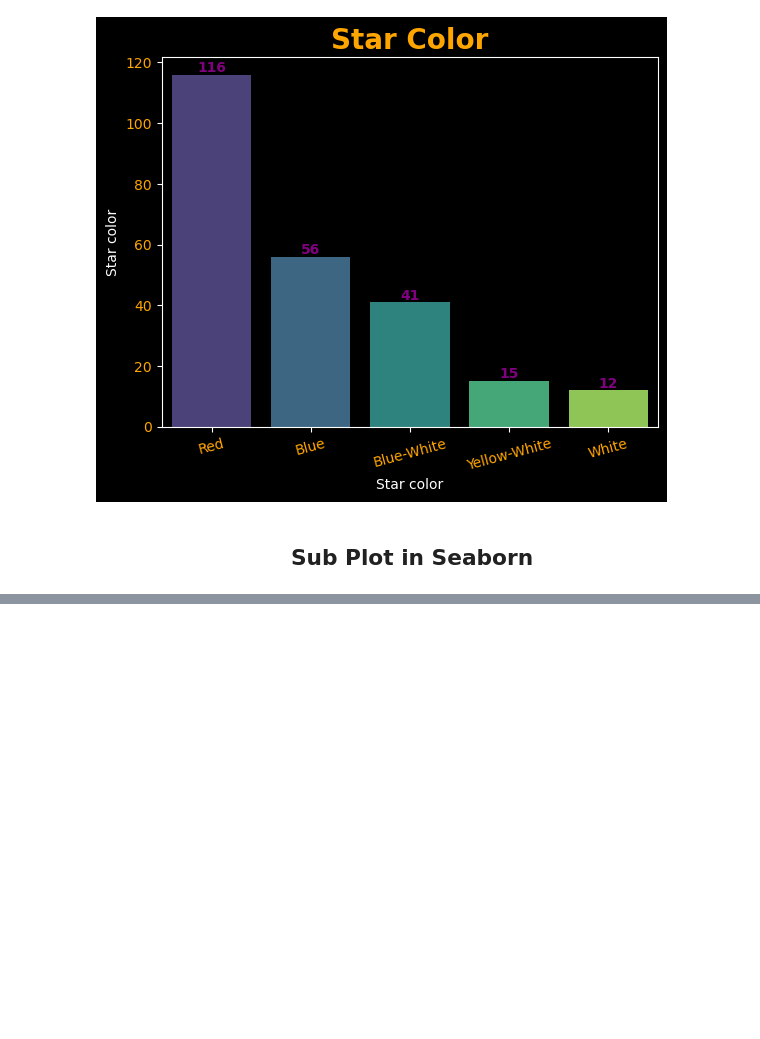
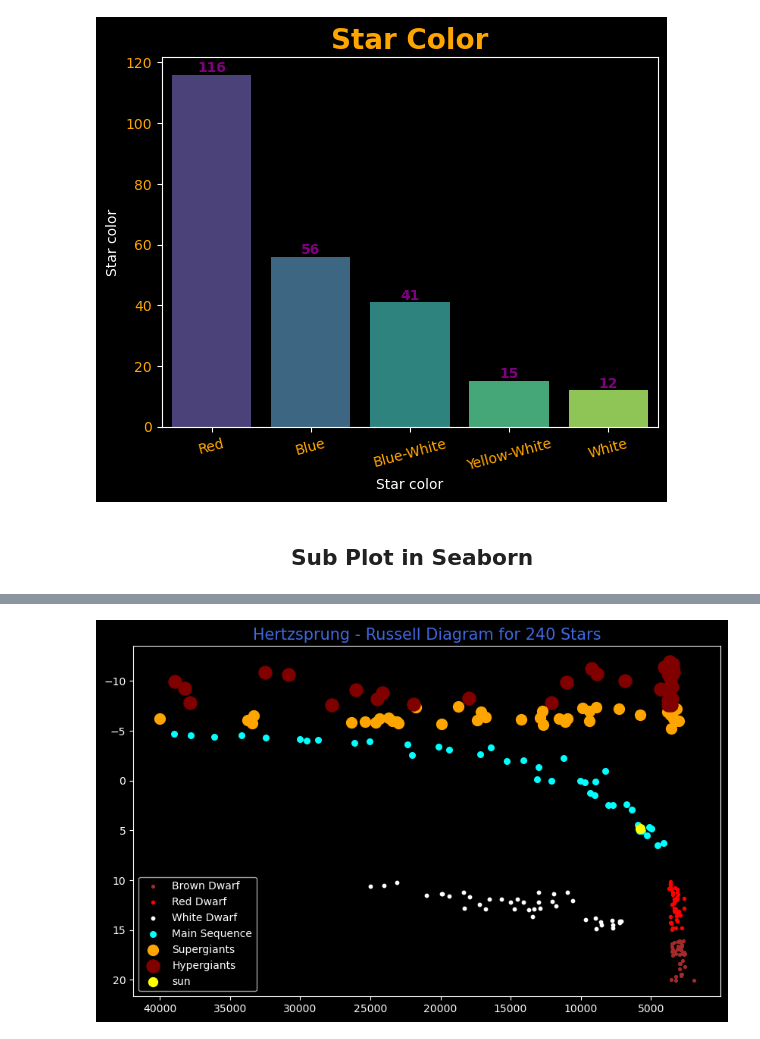
Before and after one commit to waseemofficial/Astronomical-Data-Analysis, a Jupyter notebook: Data_visualization.ipynb, the cells around one changed output, grey strips where cells are left out. Drawn from its saved outputs; the diff is of its cells as text; code cells hidden in the pictures; blank space fills up the shorter version.

Commit message:
$austro data

```diff
--- a/Data_visualization.ipynb
+++ b/Data_visualization.ipynb
@@ -106,0 +138,49 @@ plt.show()
+# %%
+star_type=aus_df["Star type"].values
+temp_k=aus_df["Temperature (K)"].values
+abs_mag=aus_df["Absolute magnitude(Mv)"].values
+temp_c=aus_df["Temperature (C)"].values
+
+# Python dictionaries --> Made of key value pairs --> To be used to get properties of star_type
+# NOTE->
+star_types = {
+    0: {'label': 'Brown Dwarf', 'color': 'brown', 'size': 30, 'marker': '.'},
+    1: {'label': 'Red Dwarf', 'color': 'red', 'size': 35, 'marker': '.'},
+    2: {'label': 'White Dwarf', 'color': 'white', 'size': 40, 'marker': '.'},
+    3: {'label': 'Main Sequence', 'color': 'cyan', 'size': 30, 'marker': 'o'},
+    4: {'label': 'Supergiants', 'color': 'orange', 'size': 100, 'marker': 'o'},
+    5: {'label': 'Hypergiants', 'color': 'maroon', 'size': 150, 'marker': 'o'}
+}
+# %%
+axes=[]
+labels=set()
+plt.figure(figsize=(10, 6))
+
+
+for i in range(len(star_type)):
+    properties=star_types[star_type[i]]
+    if properties["label"] not in labels:
+        # scatter plot in K
+        ax=plt.scatter(temp_k[i],abs_mag[i],s=properties["size"],c=properties["color"],marker=properties["marker"],label=properties["label"])
+        axes.append(ax)
+        labels.add(properties["label"])
+    else:
+        plt.scatter(temp_k[i],abs_mag[i],s=properties["size"],c=properties["color"],marker=properties["marker"],label=properties["label"])
+
+
+# Adding data for sun
+ax_sun=plt.scatter(5778,4.83,s=74,c="yellow",marker="o",label="sun")
+axes.append(ax_sun)
+labels.add("Sun")
+plt.legend(handles=axes)
+
+
+plt.title(f"Hertzsprung - Russell Diagram for {len(star_type)} Stars", fontsize=15, color='royalblue')
+# inverting axis
+plt.gca().invert_xaxis()
+
+plt.gca().invert_yaxis()
+
+plt.show()
+# %% [output]
+[figure, added]
```
Also changed, not shown: parts of 7 cells of this notebook, 2 other files.
